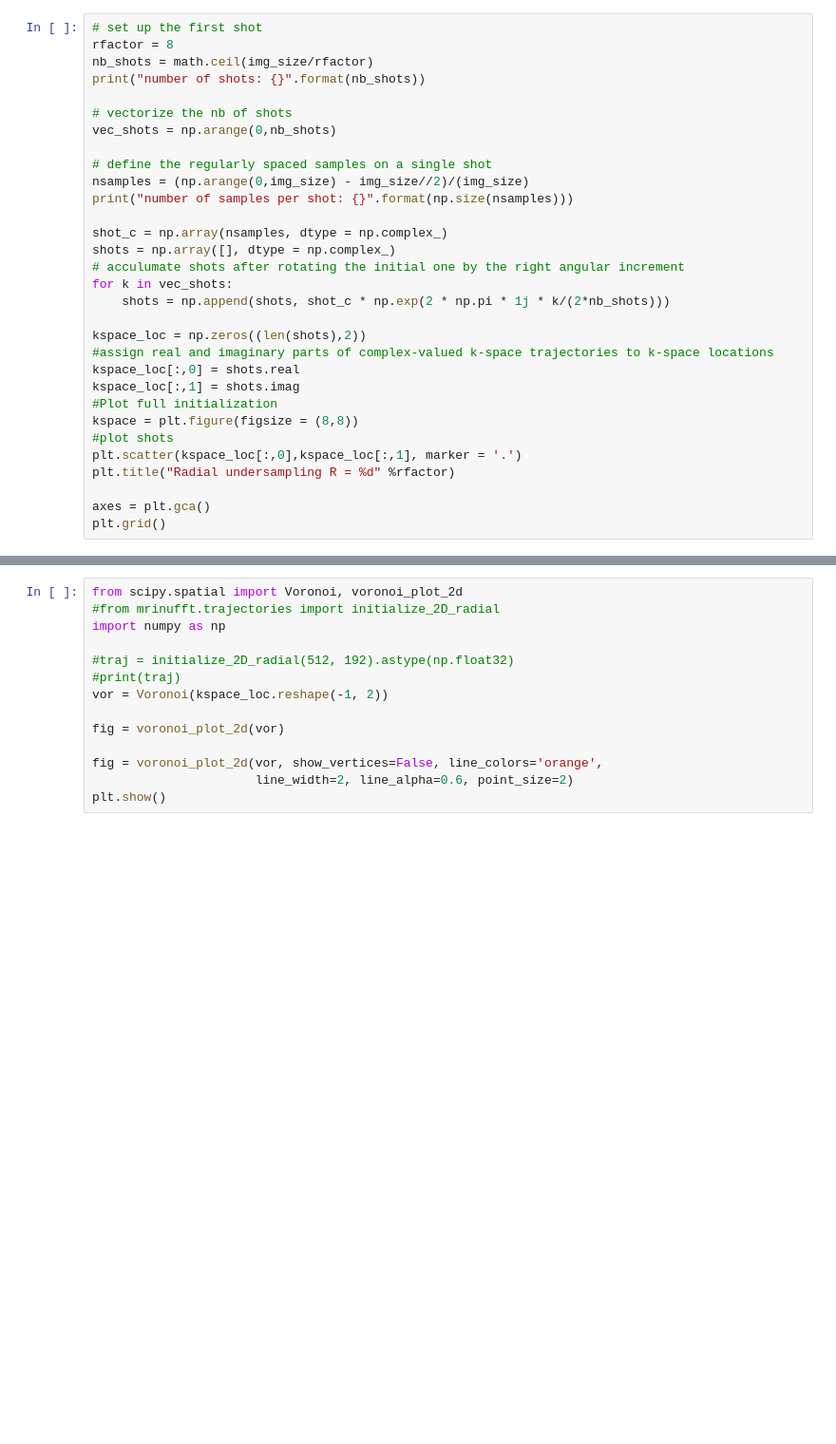
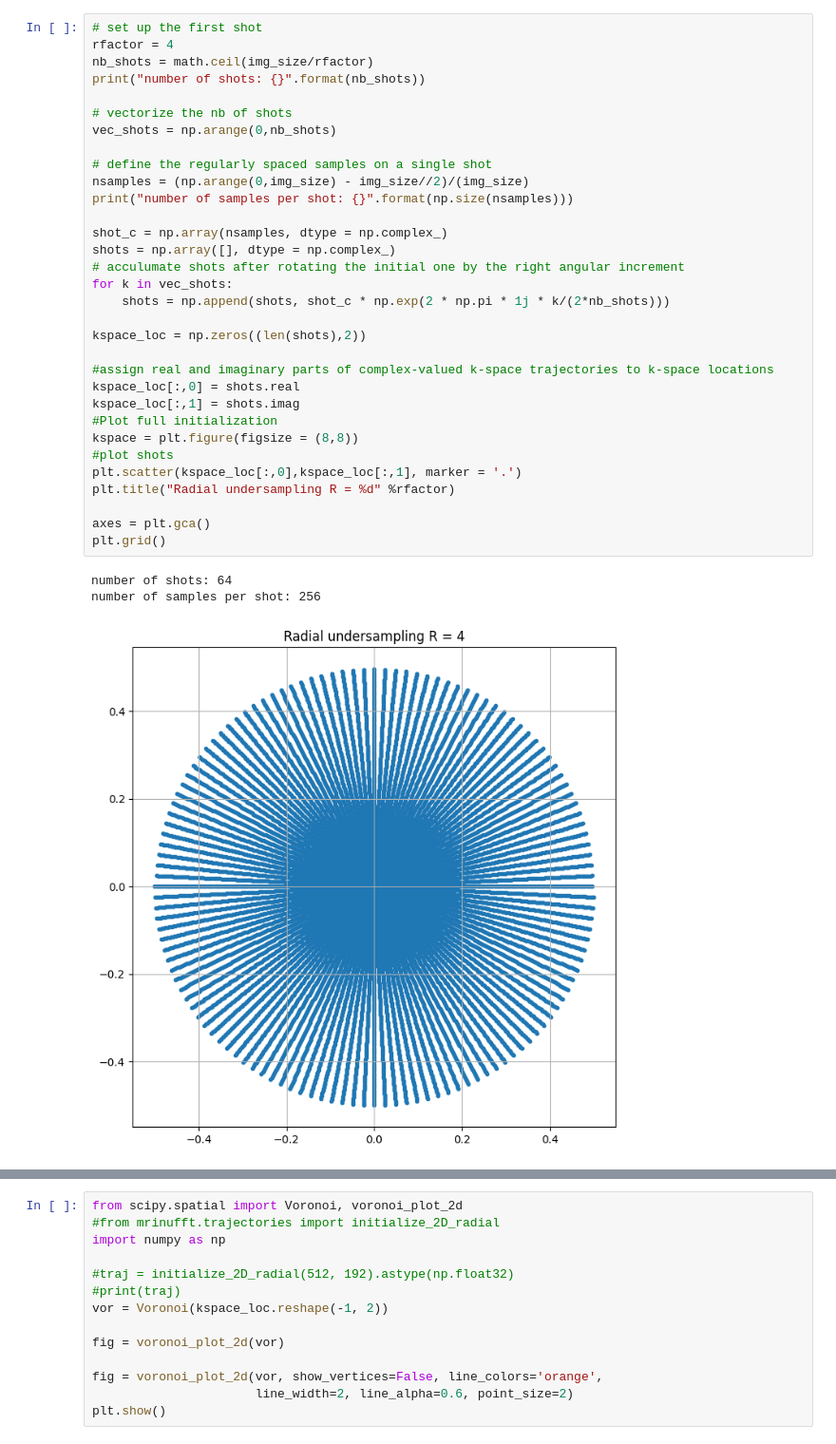
Before and after one commit to mind-inria/mri-acq-recon-book, a Jupyter notebook: src/05.Radial_undersampling.ipynb, the cells around one changed output, grey strips where cells are left out. Shown at 95% size. Cells and saved outputs as stored; diff of their text form; blank space fills up the shorter version.

```diff
--- a/src/05.Radial_undersampling.ipynb
+++ b/src/05.Radial_undersampling.ipynb
@@ -56,32 +58,37 @@ plt.show()
 # %%
 # set up the first shot
-rfactor = 8
+rfactor = 4
 nb_shots = math.ceil(img_size/rfactor)
 print("number of shots: {}".format(nb_shots))
 
 # vectorize the nb of shots
 vec_shots = np.arange(0,nb_shots)
 
 # define the regularly spaced samples on a single shot
 nsamples = (np.arange(0,img_size) - img_size//2)/(img_size)
 print("number of samples per shot: {}".format(np.size(nsamples)))
 
 shot_c = np.array(nsamples, dtype = np.complex_)
 shots = np.array([], dtype = np.complex_)
 # acculumate shots after rotating the initial one by the right angular increment
 for k in vec_shots:
     shots = np.append(shots, shot_c * np.exp(2 * np.pi * 1j * k/(2*nb_shots)))
 
 kspace_loc = np.zeros((len(shots),2))
+
 #assign real and imaginary parts of complex-valued k-space trajectories to k-space locations
 kspace_loc[:,0] = shots.real
 kspace_loc[:,1] = shots.imag
 #Plot full initialization
 kspace = plt.figure(figsize = (8,8))
 #plot shots
 plt.scatter(kspace_loc[:,0],kspace_loc[:,1], marker = '.')
 plt.title("Radial undersampling R = %d" %rfactor)
 
 axes = plt.gca()
 plt.grid()
+# %% [output]
+number of shots: 64
+number of samples per shot: 256
+[figure, added]
 # %%
```
Also changed, not shown: parts of 4 cells of this notebook, 1 other file.
